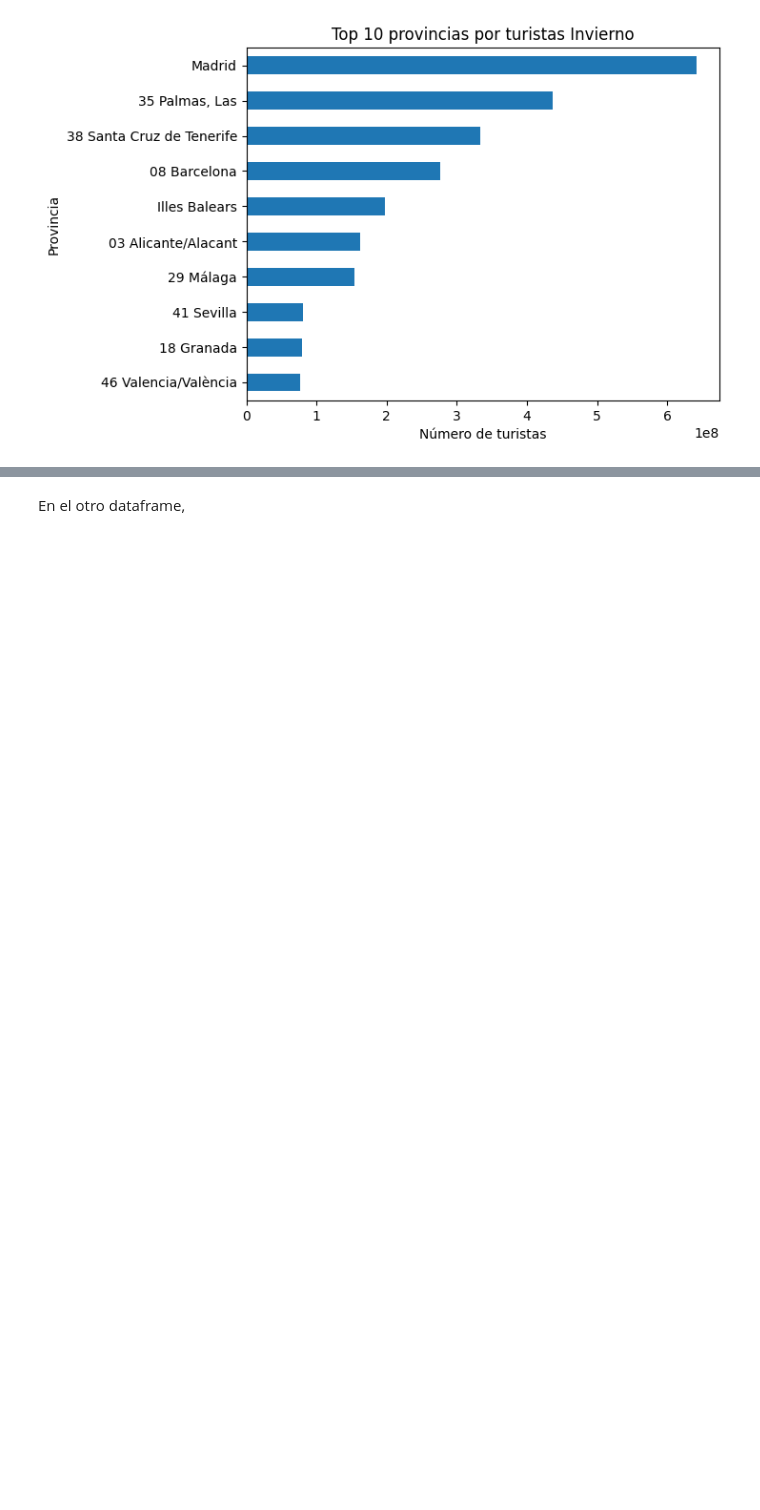
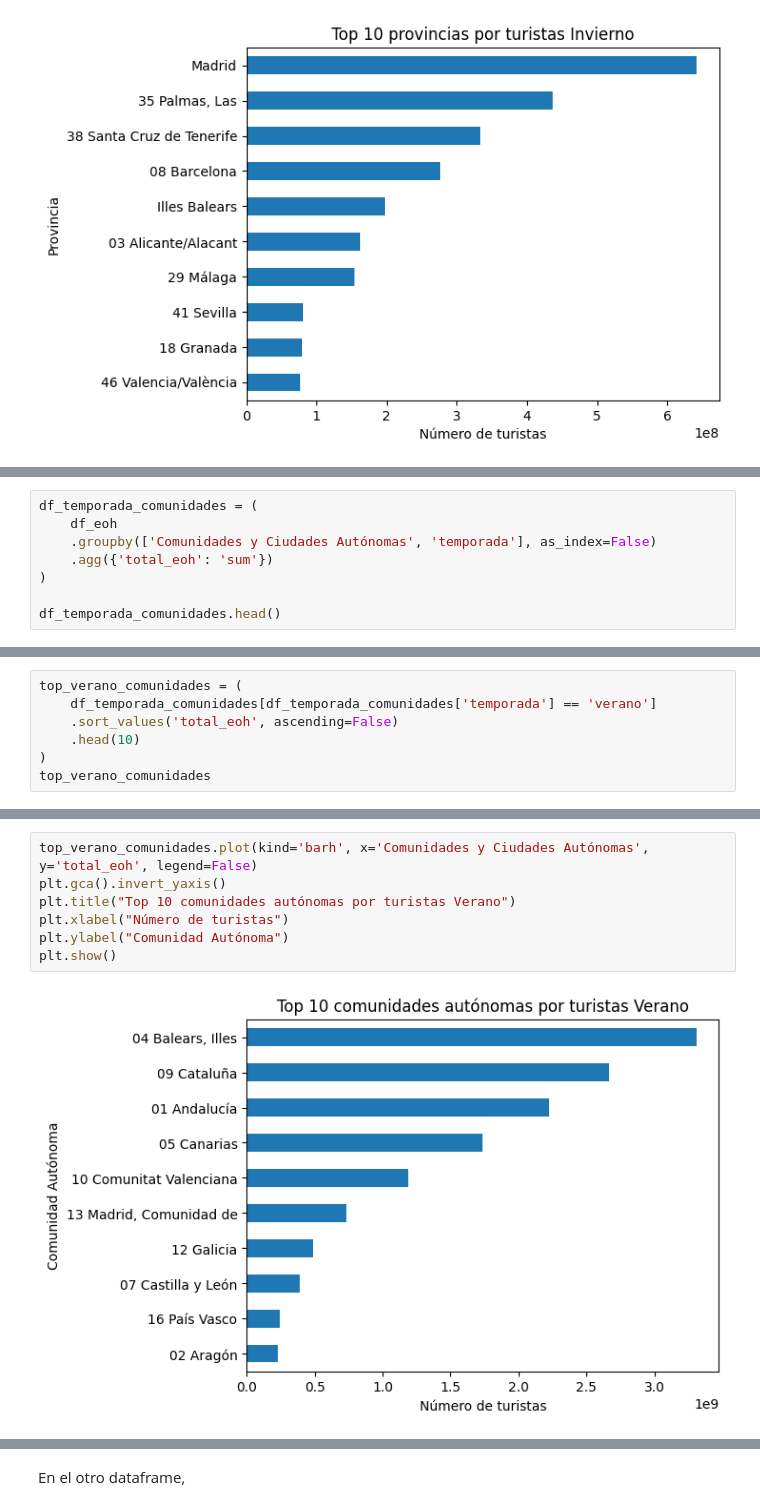
Before and after one commit to MirnaGarridoR/TrabajoML, a Jupyter notebook: ML - TURISMO/EDA-TURISMO.ipynb, the cells around one changed output, grey strips where cells are left out. Cells and saved outputs as stored; diff of their text form; blank space fills up the shorter version.

```diff
--- a/ML - TURISMO/EDA-TURISMO.ipynb
+++ b/ML - TURISMO/EDA-TURISMO.ipynb
@@ -737,0 +764,8 @@ plt.show()
+# %%
+df_temporada_comunidades = (
+    df_eoh
+    .groupby(['Comunidades y Ciudades Autónomas', 'temporada'], as_index=False)
+    .agg({'total_eoh': 'sum'})
+)
+
+df_temporada_comunidades.head()
@@ -737,0 +779,7 @@ plt.show()
+# %%
+top_verano_comunidades = (
+    df_temporada_comunidades[df_temporada_comunidades['temporada'] == 'verano']
+    .sort_values('total_eoh', ascending=False)
+    .head(10)
+)
+top_verano_comunidades
@@ -737,0 +798,9 @@ plt.show()
+# %%
+top_verano_comunidades.plot(kind='barh', x='Comunidades y Ciudades Autónomas', y='total_eoh', legend=False)
+plt.gca().invert_yaxis()
+plt.title("Top 10 comunidades autónomas por turistas Verano")
+plt.xlabel("Número de turistas")
+plt.ylabel("Comunidad Autónoma")
+plt.show()
+# %% [output]
+[figure, added]
```
Also changed, not shown: parts of 9 cells of this notebook.
